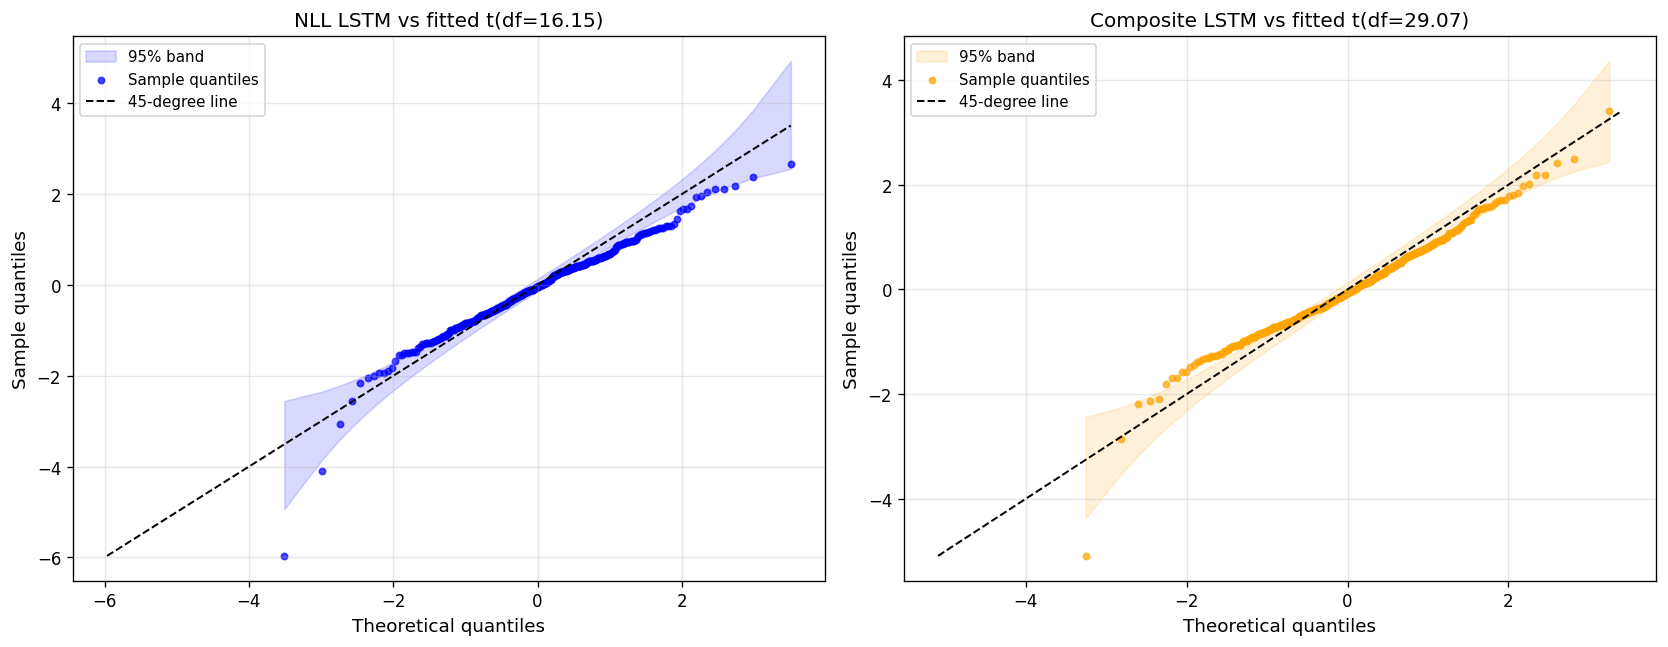
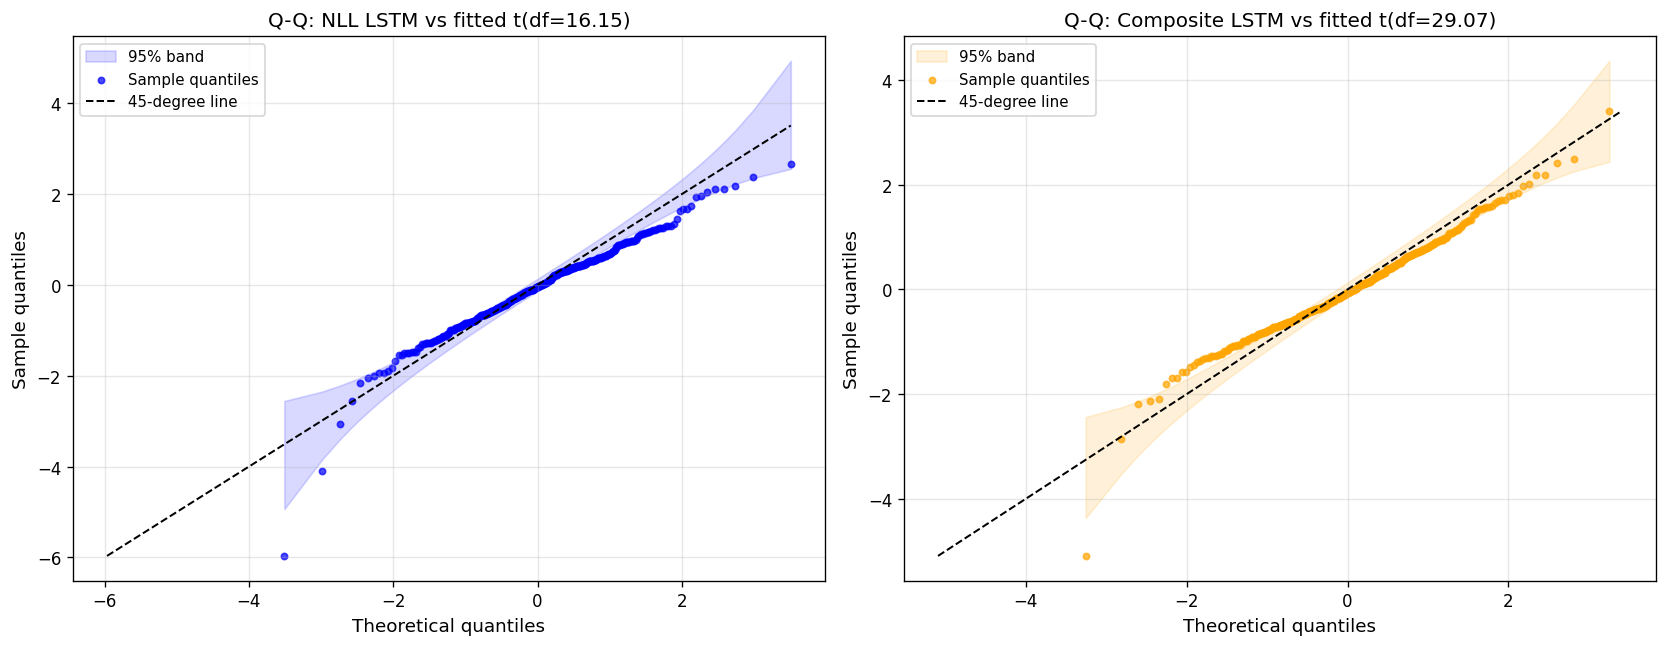
The notebook cell's code change between the first figure and the second:
--- before
+++ after
@@ -1,2 +1,4 @@
+# Figure 7 is the report's post-hoc residual-tail diagnostic and should only show Q-Q plots against the fitted Student-t distribution.
+# It reuses the same standardised residuals z_t as Figure 4 and avoids duplicating any Gaussian Q-Q panels.
 student_t_diagnostics = {}
 for label, z_values, df_value in [
@@ -42,11 +44,22 @@
 display(student_t_tests_df)
 
-fig, axes = plt.subplots(1, 2, figsize=(14, 5.5))
-qq_plot_with_bands(axes[0], z_nll, stats.t, {"df": nu_nll, "loc": 0.0, "scale": 1.0}, f"NLL LSTM vs fitted t(df={nu_nll:.2f})", MODEL_COLORS["NLL LSTM"])
-qq_plot_with_bands(axes[1], z_comp, stats.t, {"df": nu_comp, "loc": 0.0, "scale": 1.0}, f"Composite LSTM vs fitted t(df={nu_comp:.2f})", MODEL_COLORS["Composite LSTM"])
-fig.tight_layout()
+student_t_qq_panels = [
+    {
+        "sample": z_nll,
+        "dist": stats.t,
+        "params": {"df": nu_nll, "loc": 0.0, "scale": 1.0},
+        "title": f"Q-Q: NLL LSTM vs fitted t(df={nu_nll:.2f})",
+        "color": MODEL_COLORS["NLL LSTM"],
+    },
+    {
+        "sample": z_comp,
+        "dist": stats.t,
+        "params": {"df": nu_comp, "loc": 0.0, "scale": 1.0},
+        "title": f"Q-Q: Composite LSTM vs fitted t(df={nu_comp:.2f})",
+        "color": MODEL_COLORS["Composite LSTM"],
+    },
+]
 figure_7_path = FIGURES_DIR / "figure7_student_t_qq_plots.pdf"
-fig.savefig(figure_7_path, bbox_inches="tight")
-plt.show()
+export_qq_figure(student_t_qq_panels, figure_7_path, figsize=(14, 5.5))
 
 student_t_coverage_tables = {
@@ -58,3 +71,4 @@
 print("Student-t coverage results for the LSTM models:")
 display(student_t_coverage_all)
+print("Figure 7 contains only fitted Student-t Q-Q diagnostics for the same z_t residuals used in Figure 4.")
 print(f"Figure 7 saved to: {figure_7_path}")

Commit: Reset execution count in probabilistic calibration study notebook and add export function for Q-Q figures. This function allows for the generation and saving of Q-Q plots based on specified panel specifications, enhancing the notebook's analytical capabilities.